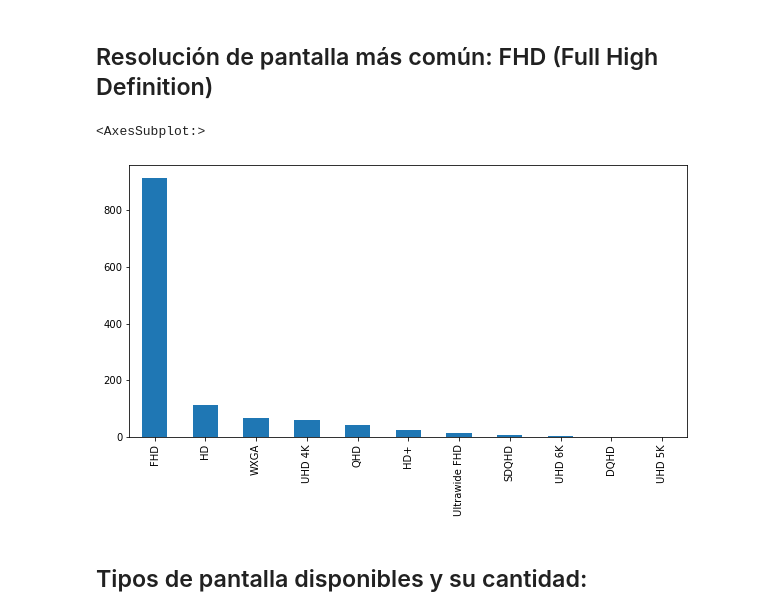
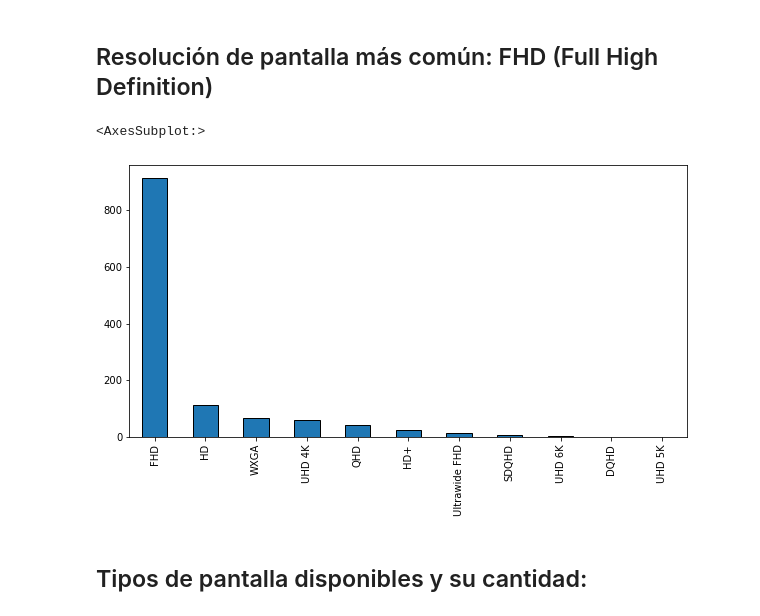
Before and after one commit to cris-andrade-97/MeLiWebScraping, a Jupyter notebook: Analisis del CSV/Análisis del CSV.ipynb, the cells around one changed output. Drawn from its saved outputs; the diff is of its cells as text; code cells hidden in the pictures.

```diff
--- a/Analisis del CSV/Análisis del CSV.ipynb
+++ b/Analisis del CSV/Análisis del CSV.ipynb
@@ -63,10 +63,10 @@ df[(df['Frecuencia de actualización']==df['Frecuencia de actualización'].max()
 # %% [markdown]
 ## Resolución de pantalla más común: FHD (Full High Definition)
 # %%
-df['Tipo de resolución'].value_counts().plot.bar(figsize=(10,5))
+df['Tipo de resolución'].value_counts().plot.bar(figsize=(10,5),edgecolor='black')
 # %% [output]
 <AxesSubplot:>
-[figure, old version]
+[figure, new version]
 # %% [markdown]
 ## Tipos de pantalla disponibles y su cantidad:
 # %%
```
Also changed, not shown: parts of 7 cells of this notebook.
